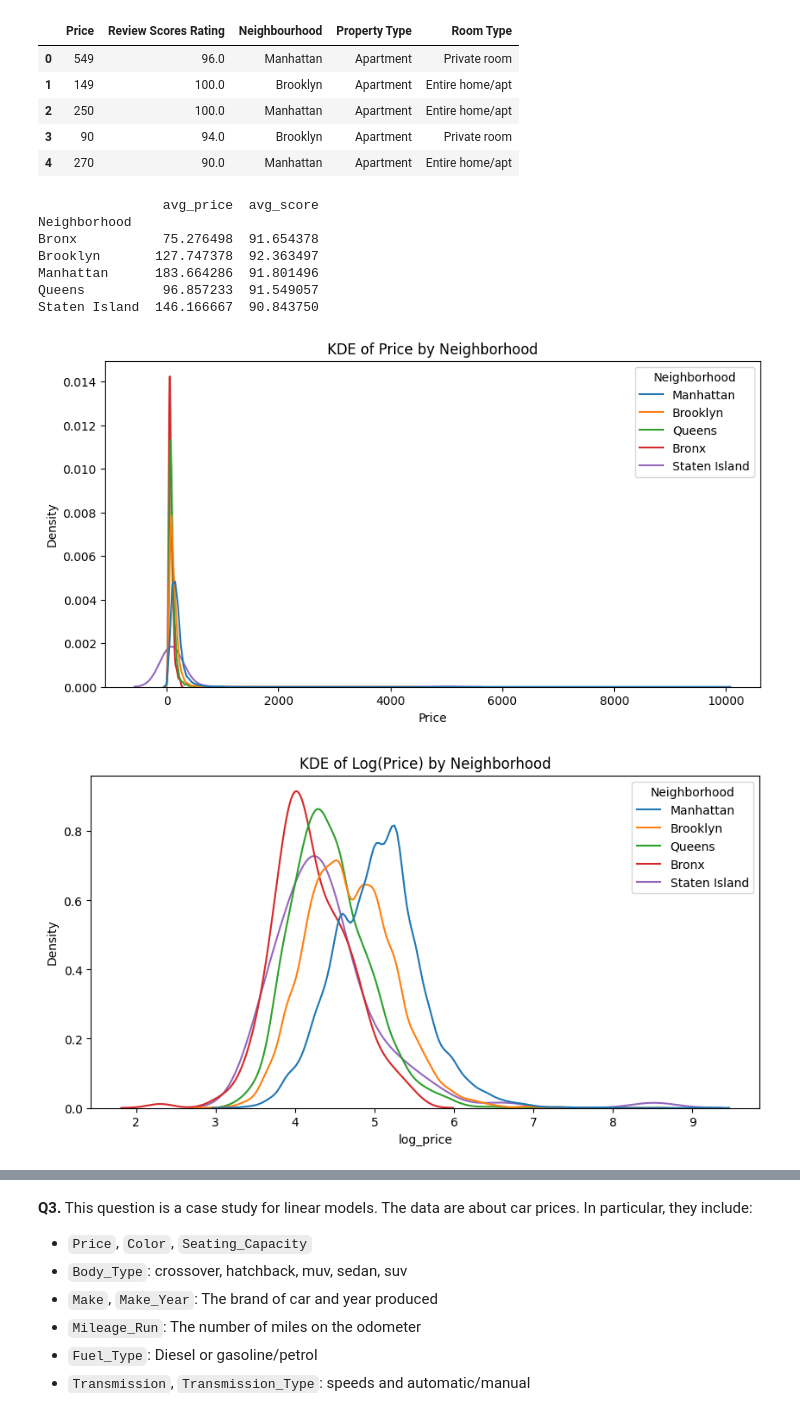
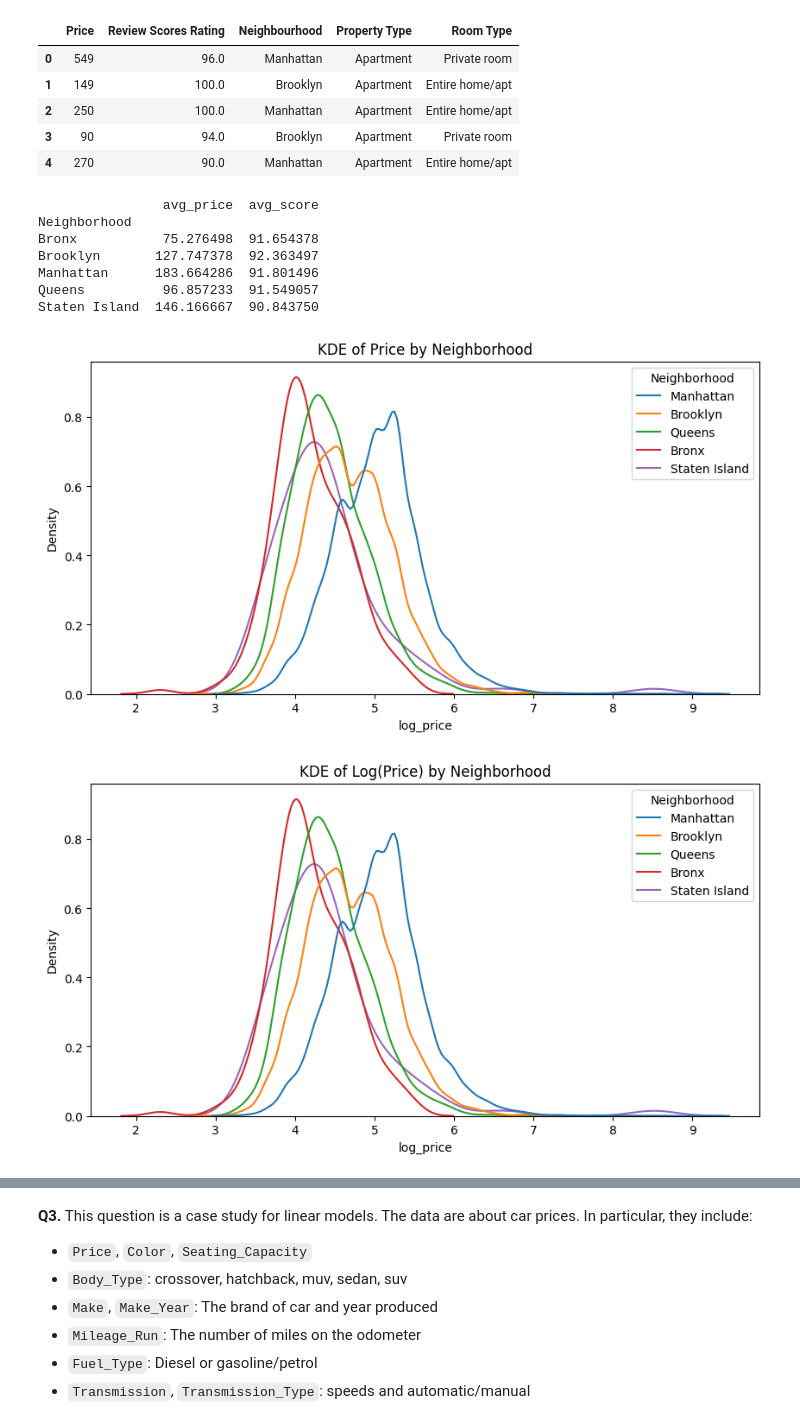
Before and after one commit to iankariuki26/linearModels, a Jupyter notebook: assignment/assignment.ipynb, the cells around one changed output, grey strips where cells are left out. Drawn from its saved outputs; the diff is of its cells as text; code cells hidden in the pictures.

```diff
--- a/assignment/assignment.ipynb
+++ b/assignment/assignment.ipynb
@@ -57,35 +57,36 @@ df.head()
 # %%
 #1 Compute the average prices and scores by `Neighbourhood `; which bourough is the most expensive on average?
 # Create a kernel density plot of price and log price, grouping by `Neighbourhood `.
-# df.columns.tolist()
+
+df.columns.tolist()
 df = df.rename(columns = {"Neighbourhood ": "Neighborhood"})
 nh_avg = df.groupby(["Neighborhood"]).agg(
     avg_price = ('Price','mean'),
     avg_score = ('Review Scores Rating','mean')
 )
 print(nh_avg.head(len(df["Neighborhood"].unique())))
 
 
 df_clean = df.dropna(subset=["Price", "Neighborhood"])
 df_clean["log_price"] = np.log(df_clean["Price"])
 
 
 plt.figure(figsize=(10, 5))
-sns.kdeplot(data=df_clean, x="Price", hue="Neighborhood", common_norm=False)
+sns.kdeplot(data=df_clean, x="log_price", hue="Neighborhood", common_norm=False)
 plt.title("KDE of Price by Neighborhood")
 plt.show()
 
 plt.figure(figsize=(10, 5))
 sns.kdeplot(data=df_clean, x="log_price", hue="Neighborhood", common_norm=False)
 plt.title("KDE of Log(Price) by Neighborhood")
 plt.show()
 # %% [output]
                 avg_price  avg_score
 Neighborhood
 Bronx           75.276498  91.654378
 Brooklyn       127.747378  92.363497
 Manhattan      183.664286  91.801496
 Queens          96.857233  91.549057
 Staten Island  146.166667  90.843750
-[figure, old version]
+[figure, new version]
 [figure]
```
Also changed, not shown: parts of 1 cell of this notebook, 1 other file.
